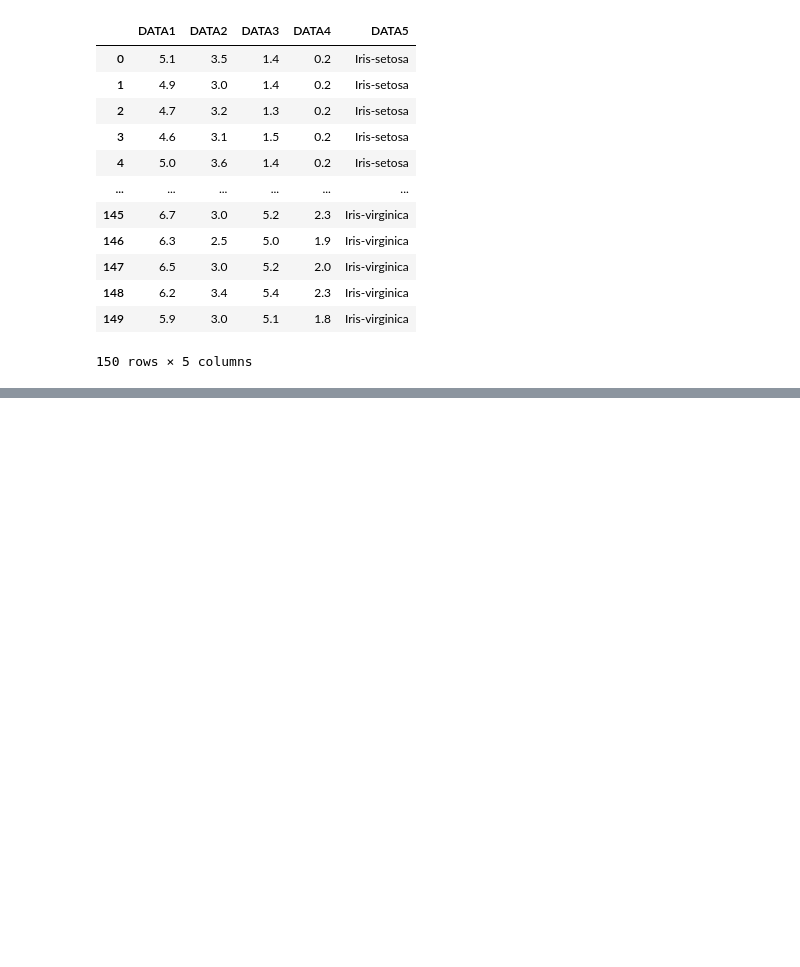
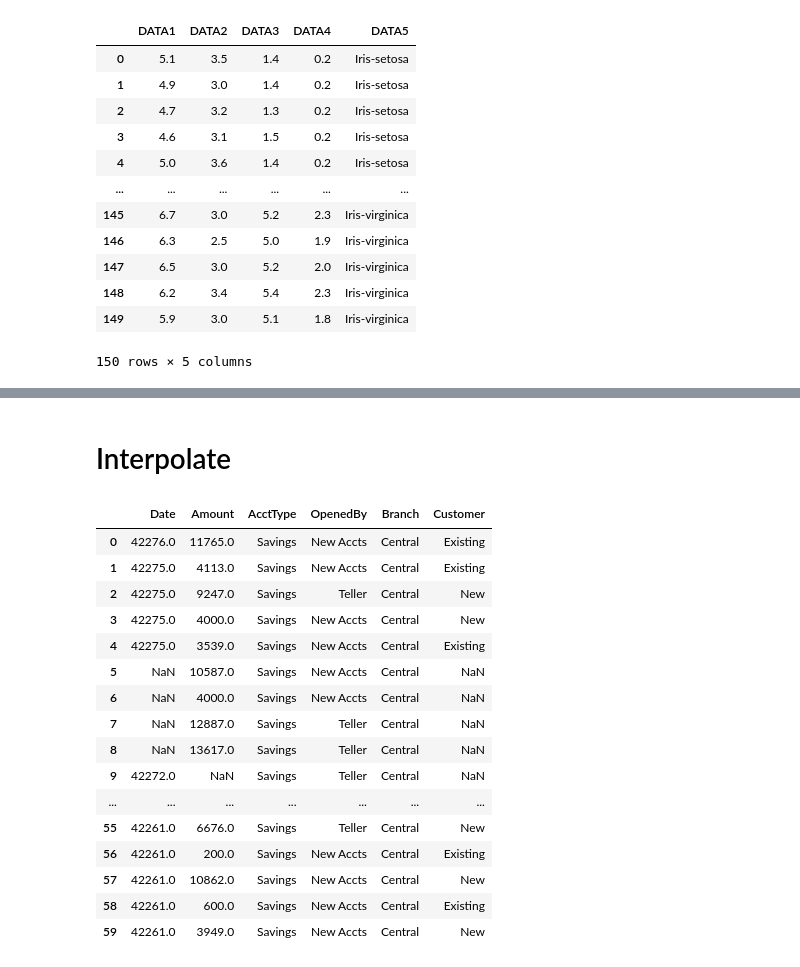
Before and after one commit to Natasha7769/PYTHON, a Jupyter notebook: Data Analysis/pandasbasics/datastructure.ipynb, the cells around one changed output, grey strips where cells are left out. Saved outputs shown, nothing was run; the diff lists cells and outputs as text; code cells hidden in the pictures; blank space fills up the shorter version.

```diff
--- a/Data Analysis/pandasbasics/datastructure.ipynb
+++ b/Data Analysis/pandasbasics/datastructure.ipynb
@@ -539,0 +1383,23 @@ csv9
+# %% [markdown]
+# Interpolate
+# %%
+csv4= pd.read_csv(r"C:\Users\Natasha\Documents\file_2.csv") [:60]
+csv4
+# %% [output]
+|  | Date | Amount | AcctType | OpenedBy | Branch | Customer |
+| 0 | 42276.0 | 11765.0 | Savings | New Accts | Central | Existing |
+| 1 | 42275.0 | 4113.0 | Savings | New Accts | Central | Existing |
+| 2 | 42275.0 | 9247.0 | Savings | Teller | Central | New |
+| 3 | 42275.0 | 4000.0 | Savings | New Accts | Central | New |
+| 4 | 42275.0 | 3539.0 | Savings | New Accts | Central | Existing |
+| 5 | NaN | 10587.0 | Savings | New Accts | Central | NaN |
+| 6 | NaN | 4000.0 | Savings | New Accts | Central | NaN |
+| 7 | NaN | 12887.0 | Savings | Teller | Central | NaN |
+| 8 | NaN | 13617.0 | Savings | Teller | Central | NaN |
+| 9 | 42272.0 | NaN | Savings | Teller | Central | NaN |
+| ... | ... | ... | ... | ... | ... | ... |
+| 55 | 42261.0 | 6676.0 | Savings | Teller | Central | New |
+| 56 | 42261.0 | 200.0 | Savings | New Accts | Central | Existing |
+| 57 | 42261.0 | 10862.0 | Savings | New Accts | Central | New |
+| 58 | 42261.0 | 600.0 | Savings | New Accts | Central | Existing |
+| 59 | 42261.0 | 3949.0 | Savings | New Accts | Central | New |
```
Also changed, not shown: parts of 97 cells of this notebook, 2 other files.
